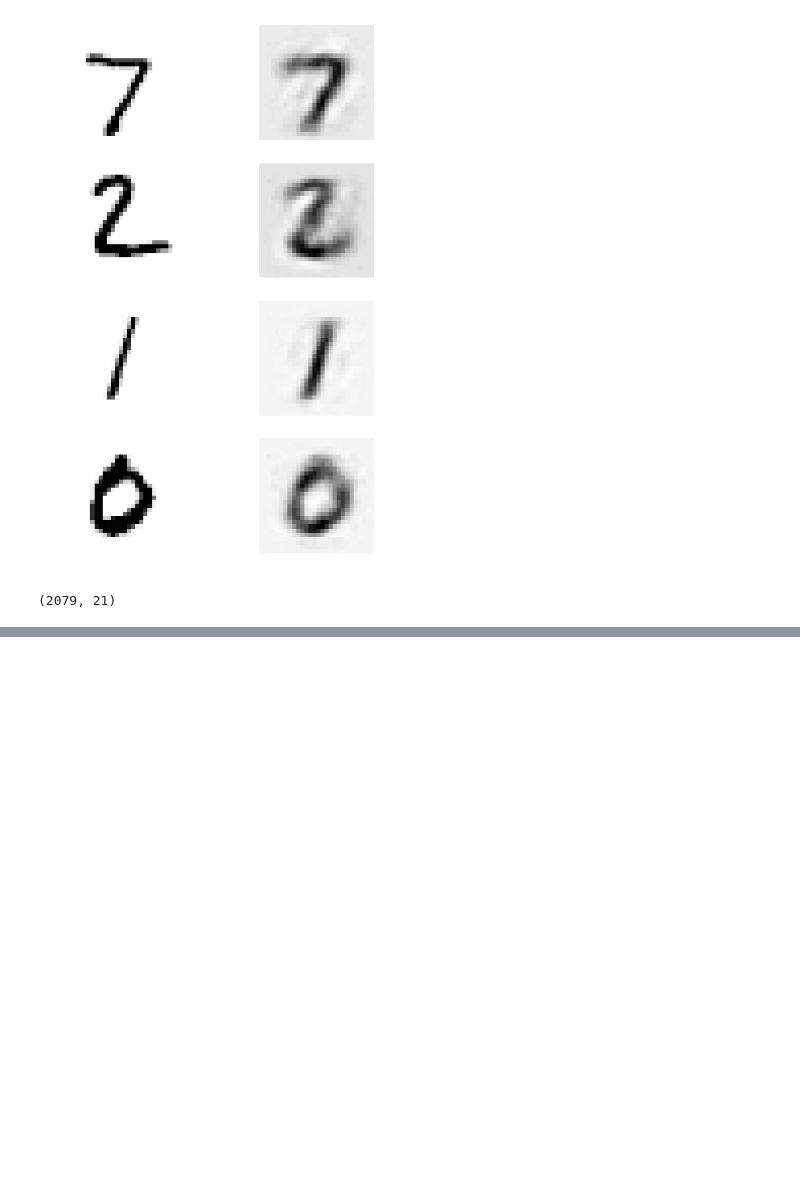
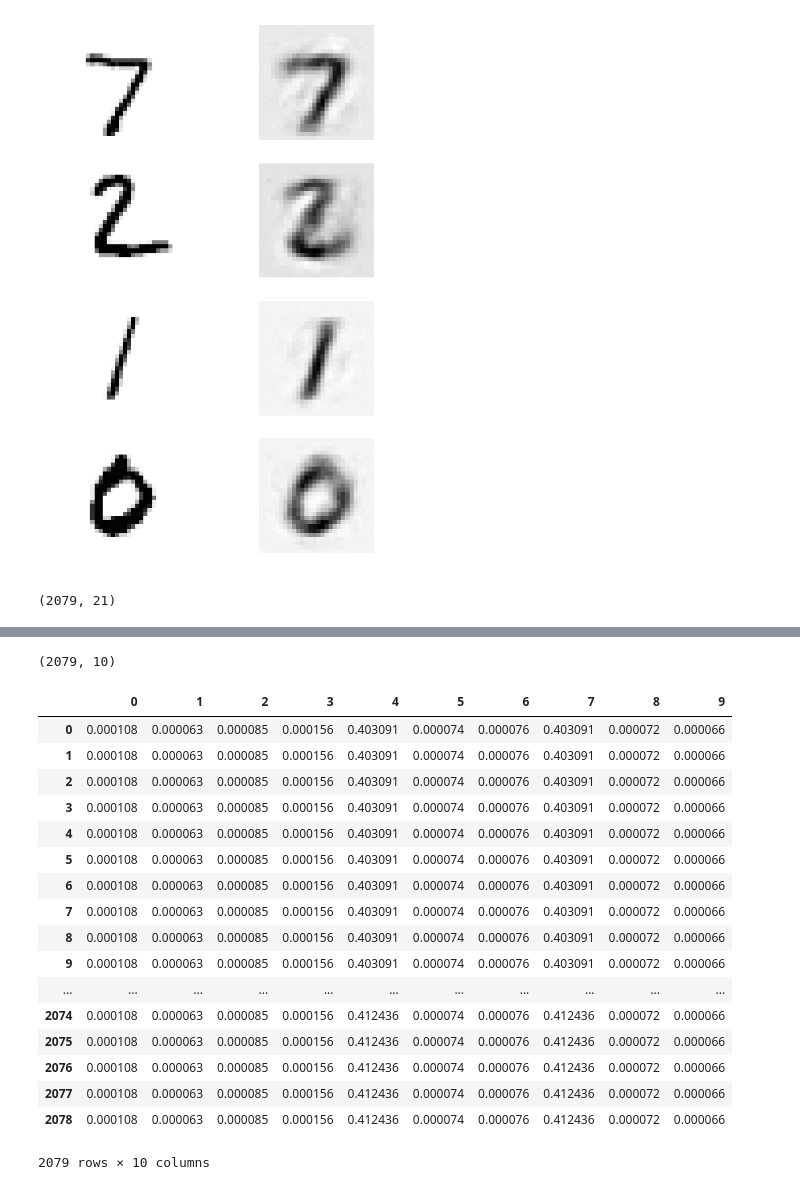
Before and after one commit to valcourgeau/intro-deep-learning-group, a Jupyter notebook: JGstackedAE.ipynb, the cells around one changed output, grey strips where cells are left out. Cells and saved outputs as stored; diff of their text form; code cells hidden in the pictures; blank space fills up the shorter version.

```diff
--- a/JGstackedAE.ipynb
+++ b/JGstackedAE.ipynb
@@ -193,0 +248,43 @@ print(len(output4[1]))
+# %%
+reset_graph()
+
+n_inputs = 1*21
+
+X = tf.placeholder(tf.float32, shape=[None, n_inputs])
+hidden1 = tf.nn.sigmoid(tf.matmul(X, W1) + b1)
+hidden2 = tf.nn.sigmoid(tf.matmul(hidden1, W2) + b2)
+hidden3 = tf.nn.sigmoid(tf.matmul(hidden2, W3) + b3)
+hidden4 = tf.nn.sigmoid(tf.matmul(hidden3, W4) + b4)
+hidden5 = tf.nn.sigmoid(tf.matmul(hidden4, W5) + b5)
+hidden6 = tf.nn.sigmoid(tf.matmul(hidden5, W6) + b6)
+hidden7 = tf.nn.sigmoid(tf.matmul(hidden6, W7) + b7)
+outputs = tf.matmul(hidden7, W8) + b8
+# %%
+with tf.Session() as sess:
+        latent_val = hidden4.eval(feed_dict={X: x_train})
+# %%
+latent_val.shape #o4
+# %% [output]
+(2079, 10)
+# %%
+import pandas as pd
+pd.DataFrame(latent_val) #latent_val
+# %% [output]
+|  | 0 | 1 | 2 | 3 | 4 | 5 | 6 | 7 | 8 | 9 |
+| 0 | 0.000108 | 0.000063 | 0.000085 | 0.000156 | 0.403091 | 0.000074 | 0.000076 | 0.403091 | 0.000072 | 0.000066 |
+| 1 | 0.000108 | 0.000063 | 0.000085 | 0.000156 | 0.403091 | 0.000074 | 0.000076 | 0.403091 | 0.000072 | 0.000066 |
+| 2 | 0.000108 | 0.000063 | 0.000085 | 0.000156 | 0.403091 | 0.000074 | 0.000076 | 0.403091 | 0.000072 | 0.000066 |
+| 3 | 0.000108 | 0.000063 | 0.000085 | 0.000156 | 0.403091 | 0.000074 | 0.000076 | 0.403091 | 0.000072 | 0.000066 |
+| 4 | 0.000108 | 0.000063 | 0.000085 | 0.000156 | 0.403091 | 0.000074 | 0.000076 | 0.403091 | 0.000072 | 0.000066 |
+| 5 | 0.000108 | 0.000063 | 0.000085 | 0.000156 | 0.403091 | 0.000074 | 0.000076 | 0.403091 | 0.000072 | 0.000066 |
+| 6 | 0.000108 | 0.000063 | 0.000085 | 0.000156 | 0.403091 | 0.000074 | 0.000076 | 0.403091 | 0.000072 | 0.000066 |
+| 7 | 0.000108 | 0.000063 | 0.000085 | 0.000156 | 0.403091 | 0.000074 | 0.000076 | 0.403091 | 0.000072 | 0.000066 |
+| 8 | 0.000108 | 0.000063 | 0.000085 | 0.000156 | 0.403091 | 0.000074 | 0.000076 | 0.403091 | 0.000072 | 0.000066 |
+| 9 | 0.000108 | 0.000063 | 0.000085 | 0.000156 | 0.403091 | 0.000074 | 0.000076 | 0.403091 | 0.000072 | 0.000066 |
+| ... | ... | ... | ... | ... | ... | ... | ... | ... | ... | ... |
+| 2074 | 0.000108 | 0.000063 | 0.000085 | 0.000156 | 0.412436 | 0.000074 | 0.000076 | 0.412436 | 0.000072 | 0.000066 |
+| 2075 | 0.000108 | 0.000063 | 0.000085 | 0.000156 | 0.412436 | 0.000074 | 0.000076 | 0.412436 | 0.000072 | 0.000066 |
+| 2076 | 0.000108 | 0.000063 | 0.000085 | 0.000156 | 0.412436 | 0.000074 | 0.000076 | 0.412436 | 0.000072 | 0.000066 |
+| 2077 | 0.000108 | 0.000063 | 0.000085 | 0.000156 | 0.412436 | 0.000074 | 0.000076 | 0.412436 | 0.000072 | 0.000066 |
+| 2078 | 0.000108 | 0.000063 | 0.000085 | 0.000156 | 0.412436 | 0.000074 | 0.000076 | 0.412436 | 0.000072 | 0.000066 |
+2079 rows × 10 columns
```
Also changed, not shown: parts of 6 cells of this notebook, 4 other files.
